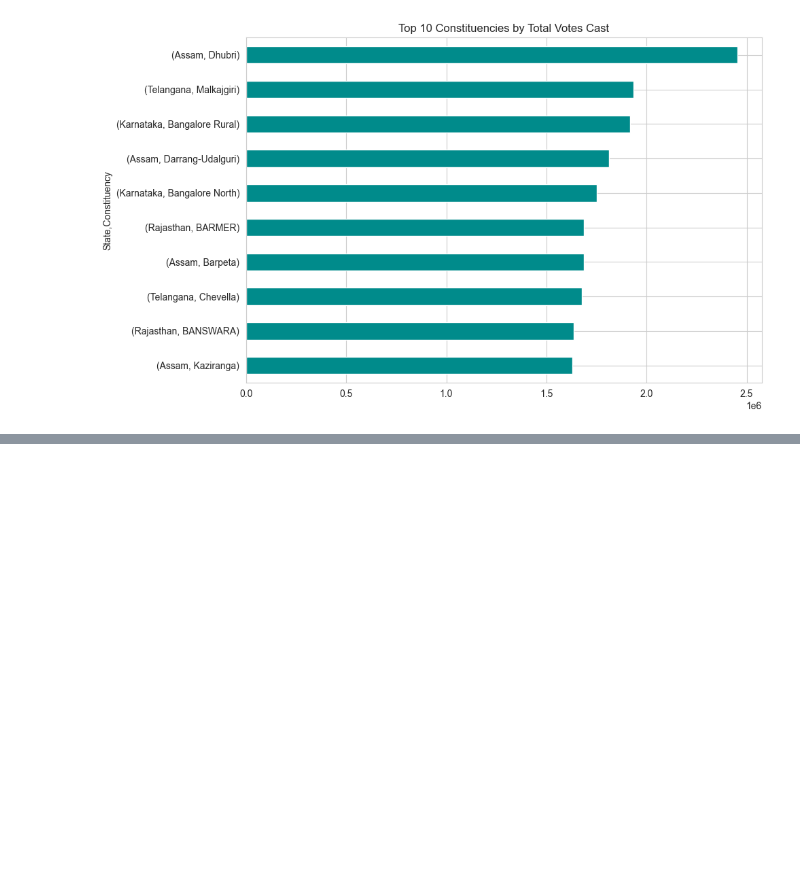
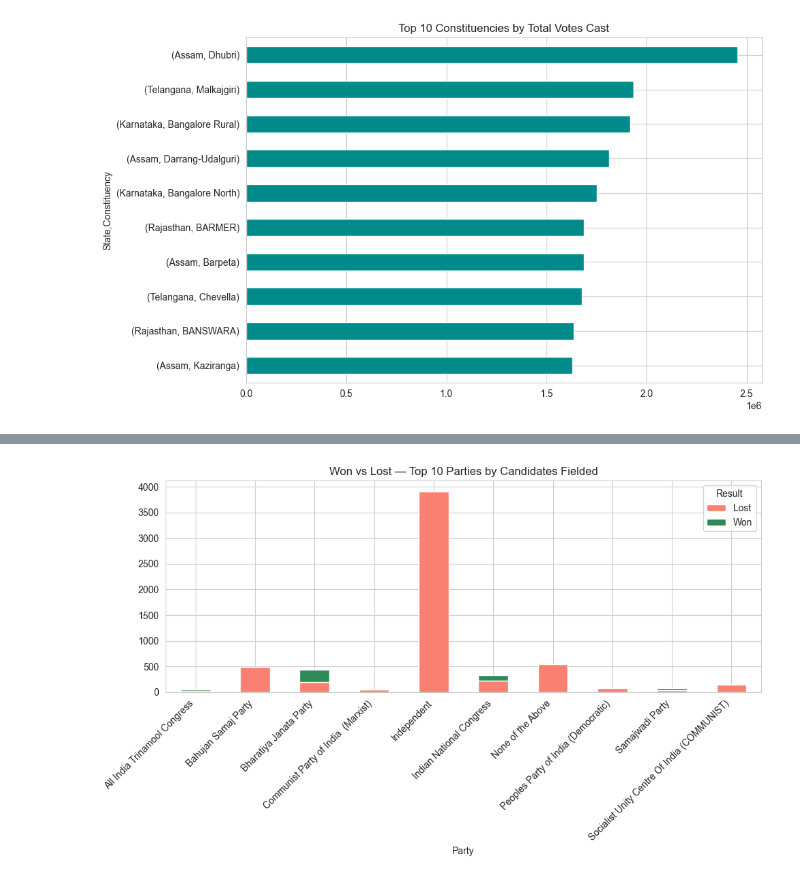
Before and after one commit to geershatisaxena/Election, a Jupyter notebook: res.ipynb, the cells around one changed output, grey strips where cells are left out. Saved outputs shown, nothing was run; the diff lists cells and outputs as text; code cells hidden in the pictures; blank space fills up the shorter version.

```diff
--- a/res.ipynb
+++ b/res.ipynb
@@ -1421,0 +1452,9 @@ plt.tight_layout()
+# %%
+top10_fielded = candidates_fielded.head(10).index
+won_lost_stack = pd.crosstab(df[df["Party"].isin(top10_fielded)]["Party"], df["Result"])
+won_lost_stack.plot(kind="bar", stacked=True, figsize=(10, 6), color=["salmon", "seagreen"])
+plt.title("Won vs Lost — Top 10 Parties by Candidates Fielded")
+plt.xticks(rotation=45, ha="right")
+plt.tight_layout()
+# %% [output]
+[figure, added]
```
Also changed, not shown: parts of 3 cells of this notebook.
